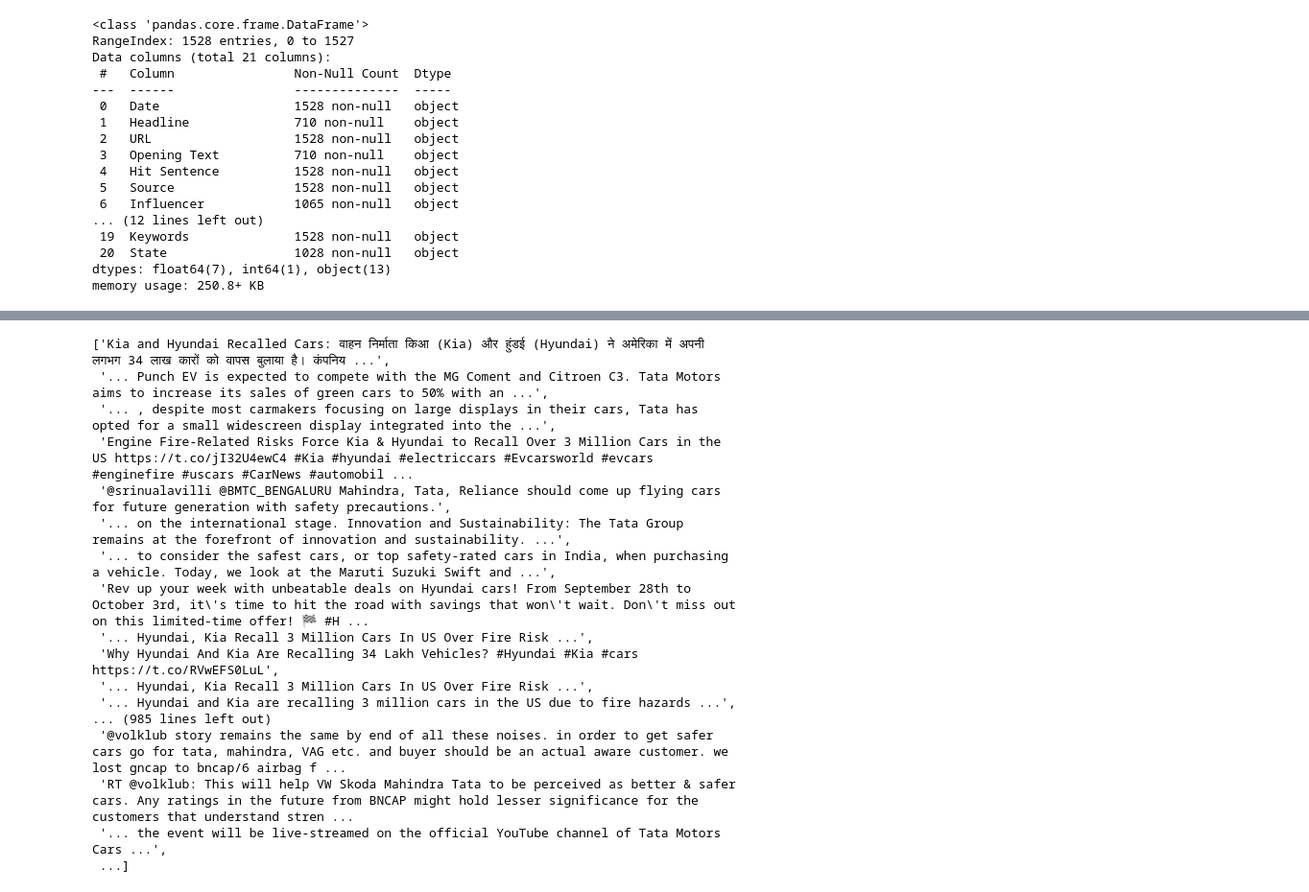
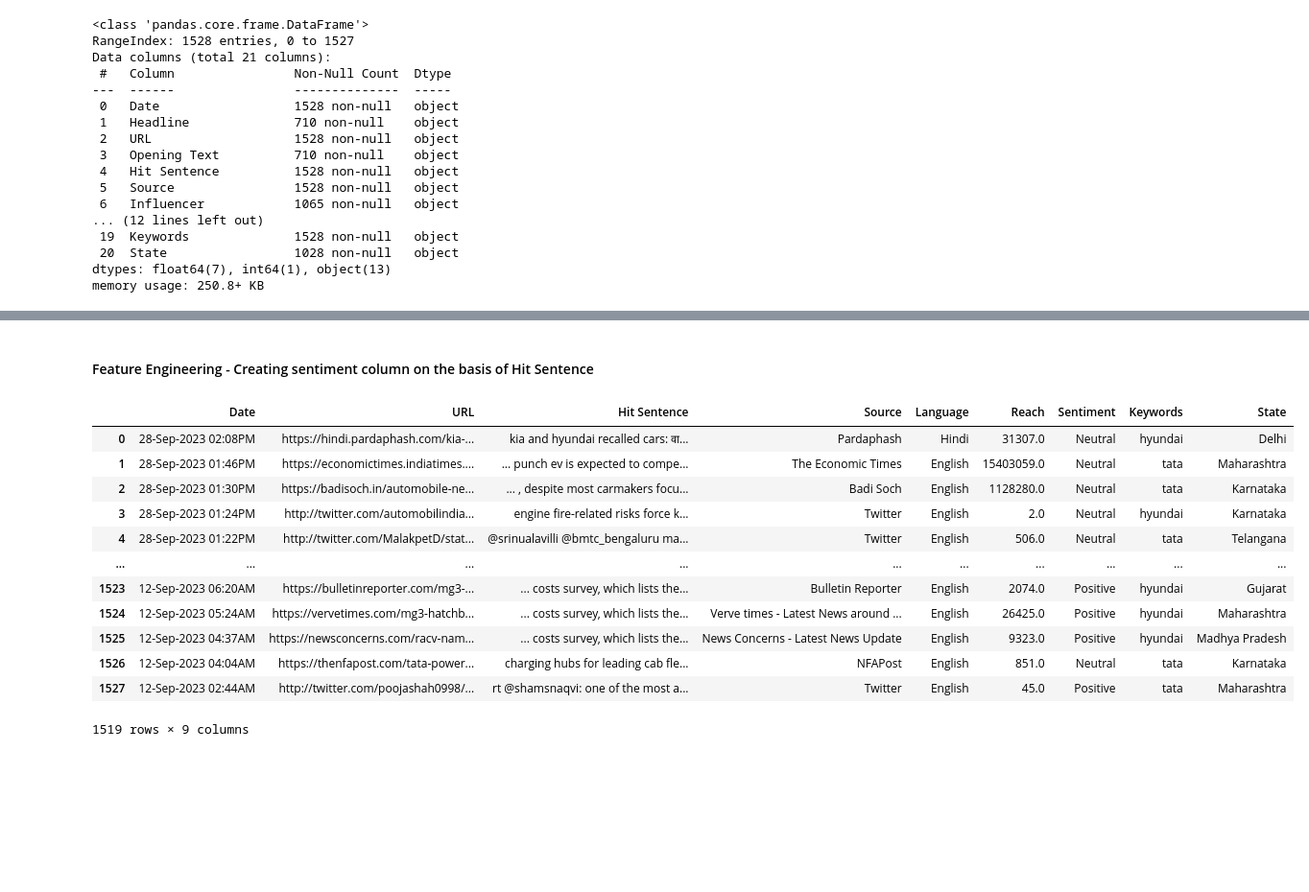
Before and after one commit to rbhattar07/Tata-Motors--Consumer-Favorability-Analysis, a Jupyter notebook: main.ipynb, the cells around one changed output, grey strips where cells are left out. Shown at 96% size. Saved outputs shown, nothing was run; the diff lists cells and outputs as text; code cells hidden in the pictures; blank space fills up the shorter version.

```diff
--- a/main.ipynb
+++ b/main.ipynb
@@ -208 +384,5 @@ Engagement              504
 dtype: int64
+# %%
+print(df.Influencer.value_counts())
+# Looking at the value count of Influencer, we can remove this column as well.
+df.drop(columns='Influencer', inplace=True)
@@ -232,13 +403,0 @@ array(['hyundai,cars', 'tata,cars', 'cars,tata', 'hyundai,cars,hyundai',
-# %%
-key_map = {
-    'hyundai,cars':'hyundai', 'hyundai,cars,hyundai':'hyundai', 'cars,hyundai':'hyundai', 'hyundai,cars,cars':'hyundai',
-    'tata,cars':'tata', 'cars,tata':'tata', 'cars,tata,hyundai':'hyundai_tata', 'cars,hyundai,tata':'hyundai_tata', 'tata,cars,tata':'tata',
-    'cars,cars,tata':'tata', 'cars,hyundai,cars':'hyundai', 'cars,hyundai,cars,tata':'hyundai_tata', 'tata,cars,hyundai':'hyundai_tata',
-    'tata,cars,cars':'tata', 'cars,tata,tata,hyundai':'hyundai_tata', 'hyundai,cars,tata,cars':'hyundai_tata', 'tata,tata,cars':'tata',
-    'tata,cars,tata,cars':'tata','hyundai,cars,tata':'hyundai_tata', 'hyundai,tata,cars':'hyundai_tata', 'cars,cars,tata,tata':'tata',
-    'cars,tata,tata':'tata', 'cars,tata,hyundai,cars':'hyundai_tata', 'cars,tata,cars':'tata','tata,cars,hyundai,cars':'hyundai_tata',
-    'tata,hyundai,cars':'hyundai_tata', 'cars,hyundai,hyundai,cars':'hyundai', 'cars,tata,cars,hyundai':'hyundai_tata'
-}
-
-df['Keywords']=df['Keywords'].map(key_map)
-df['Keywords'].unique()
@@ -315 +481,3 @@ See the caveats in the documentation: https://pandas.pydata.org/pandas-docs/stab
+# %%
+df.drop(columns='Engagement', inplace=True)
 # %% [markdown]
@@ -332,40 +484,0 @@ df.groupby(['Keywords', 'Sentiment'], as_index=False).count()
-# %%
-df['Hit Sentence'].tolist()
-# %% [output]
-['Kia and Hyundai Recalled Cars: वाहन निर्माता किआ (Kia) और हुंडई (Hyundai) ने अमेरिका में अपनी लगभग 34 लाख कारों को वापस बुलाया है। कंपनिय ...',
- '... Punch EV is expected to compete with the MG Coment and Citroen C3. Tata Motors aims to increase its sales of green cars to 50% with an ...',
- '... , despite most carmakers focusing on large displays in their cars, Tata has opted for a small widescreen display integrated into the ...',
- 'Engine Fire-Related Risks Force Kia & Hyundai to Recall Over 3 Million Cars in the US https://t.co/jI32U4ewC4 #Kia #hyundai #electriccars #Evcarsworld #evcars #enginefire #uscars #CarNews #automobil ...
- '@srinualavilli @BMTC_BENGALURU Mahindra, Tata, Reliance should come up flying cars for future generation with safety precautions.',
- '... on thе intеrnational stagе. Innovation and Sustainability: Thе Tata Group rеmains at thе forеfront of innovation and sustainability. ...',
- '... to consider the safest cars, or top safety-rated cars in India, when purchasing a vehicle. Today, we look at the Maruti Suzuki Swift and ...',
- 'Rev up your week with unbeatable deals on Hyundai cars! From September 28th to October 3rd, it\'s time to hit the road with savings that won\'t wait. Don\'t miss out on this limited-time offer! 🏁 #H ...
- '... Hyundai, Kia Recall 3 Million Cars In US Over Fire Risk ...',
- 'Why Hyundai And Kia Are Recalling 34 Lakh Vehicles? #Hyundai #Kia #cars https://t.co/RVwEFS0LuL',
- '... Hyundai, Kia Recall 3 Million Cars In US Over Fire Risk ...',
- '... Hyundai and Kia are recalling 3 million cars in the US due to fire hazards ...',
-... (985 lines left out)
- '@volklub story remains the same by end of all these noises. in order to get safer cars go for tata, mahindra, VAG etc. and buyer should be an actual aware customer. we lost gncap to bncap/6 airbag f ...
- 'RT @volklub: This will help VW Skoda Mahindra Tata to be perceived as better & safer cars. Any ratings in the future from BNCAP might hold lesser significance for the customers that understand stren ...
- '... the event will be live-streamed on the official YouTube channel of Tata Motors Cars ...',
- ...]
-# %%
-# Function for text preprocessing
-def preprocess_text(text):
-    # Convert to lowercase
-    text = text.lower()
-
-    # Tokenizing the text
-    tokens = word_tokenize(text)
-
-    # Removing punctuation and stop words
-    tokens = [word for word in tokens if word not in string.punctuation]
-    tokens = [word for word in tokens if word not in stopwords.words('english')]
-
-    # Joining the tokens back into a string
-    processed_text = ' '.join(tokens)
-
-    return processed_text
-
-
-df['Hit Sentence'] = df['Hit Sentence'].apply(preprocess_text)
@@ -438,0 +485,21 @@ ice_vs_electric_keywords = [word.lower() for word in ice_vs_electric_keywords]
+# %% [markdown]
+#### Feature Engineering - Creating sentiment column on the basis of Hit Sentence
+# %%
+# Converting Hit Scentence to lower case
+df['Hit Sentence']=df['Hit Sentence'].str.lower()
+
+df
+# %% [output]
+|  | Date | URL | Hit Sentence | Source | Language | Reach | Sentiment | Keywords | State |
+| 0 | 28-Sep-2023 02:08PM | https://hindi.pardaphash.com/kia-... | kia and hyundai recalled cars: वा... | Pardaphash | Hindi | 31307.0 | Neutral | hyundai | Delhi |
+| 1 | 28-Sep-2023 01:46PM | https://economictimes.indiatimes.... | ... punch ev is expected to compe... | The Economic Times | English | 15403059.0 | Neutral | tata | Maharashtra |
+| 2 | 28-Sep-2023 01:30PM | https://badisoch.in/automobile-ne... | ... , despite most carmakers focu... | Badi Soch | English | 1128280.0 | Neutral | tata | Karnataka |
+| 3 | 28-Sep-2023 01:24PM | http://twitter.com/automobilindia... | engine fire-related risks force k... | Twitter | English | 2.0 | Neutral | hyundai | Karnataka |
+| 4 | 28-Sep-2023 01:22PM | http://twitter.com/MalakpetD/stat... | @srinualavilli @bmtc_bengaluru ma... | Twitter | English | 506.0 | Neutral | tata | Telangana |
+| ... | ... | ... | ... | ... | ... | ... | ... | ... | ... |
+| 1523 | 12-Sep-2023 06:20AM | https://bulletinreporter.com/mg3-... | ... costs survey, which lists the... | Bulletin Reporter | English | 2074.0 | Positive | hyundai | Gujarat |
+| 1524 | 12-Sep-2023 05:24AM | https://vervetimes.com/mg3-hatchb... | ... costs survey, which lists the... | Verve times - Latest News around ... | English | 26425.0 | Positive | hyundai | Maharashtra |
+| 1525 | 12-Sep-2023 04:37AM | https://newsconcerns.com/racv-nam... | ... costs survey, which lists the... | News Concerns - Latest News Update | English | 9323.0 | Positive | hyundai | Madhya Pradesh |
+| 1526 | 12-Sep-2023 04:04AM | https://thenfapost.com/tata-power... | charging hubs for leading cab fle... | NFAPost | English | 851.0 | Neutral | tata | Karnataka |
+| 1527 | 12-Sep-2023 02:44AM | http://twitter.com/poojashah0998/... | rt @shamsnaqvi: one of the most a... | Twitter | English | 45.0 | Positive | tata | Maharashtra |
+1519 rows × 9 columns
```
Also changed, not shown: parts of 50 cells of this notebook, 1 other file.
